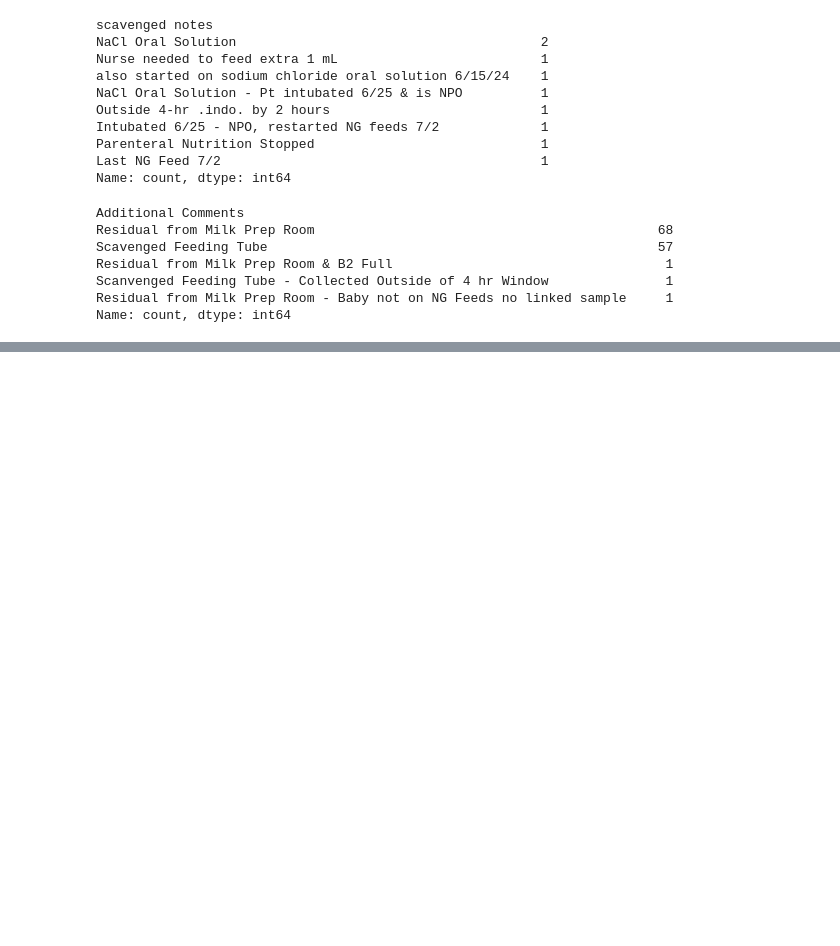
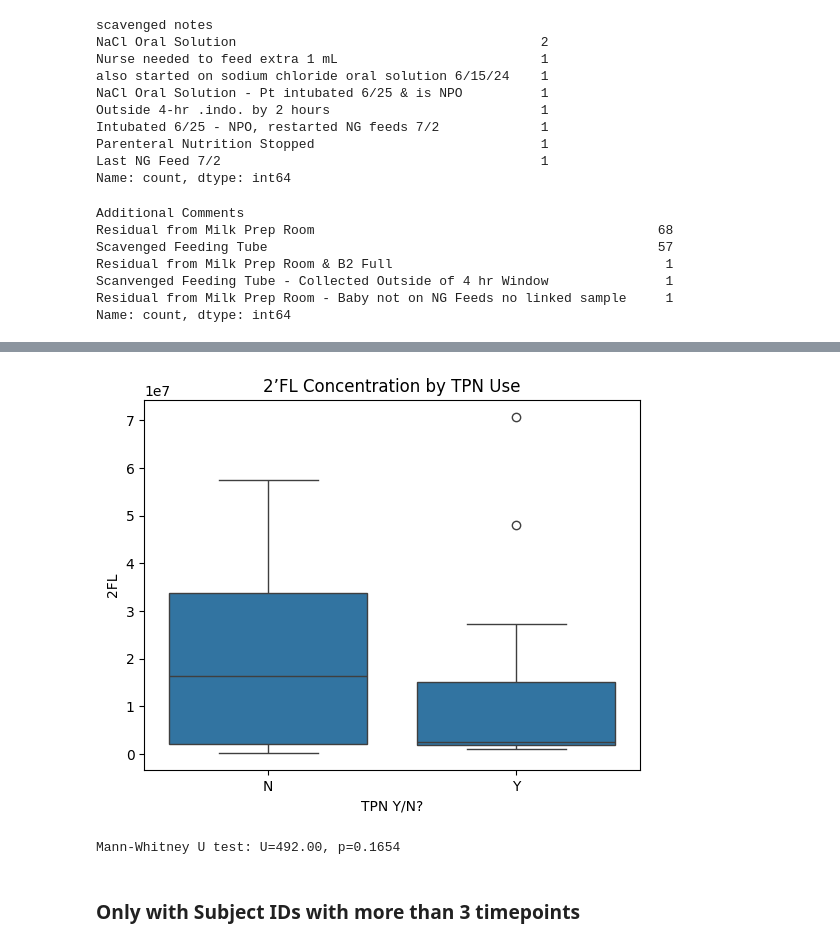
Before and after one commit to spann-pediatrics/NeoBank, a Jupyter notebook: unlinked.merge.ipynb, the cells around one changed output, grey strips where cells are left out. Drawn from its saved outputs; the diff is of its cells as text; code cells hidden in the pictures; blank space fills up the shorter version.

```diff
--- a/unlinked.merge.ipynb
+++ b/unlinked.merge.ipynb
@@ -1,7 +1,7 @@
 # %%
 import pandas as pd
 # %%
-df = pd.read_excel('Unlinked Metadata 0625.xlsx')
+df = pd.read_excel('Data/Unlinked Metadata 0625.xlsx')
 df.head()
 # %% [output]
 |  | Subject ID | Patient Consented | Sample Type_# | CGA | DOL | Current Weight | Current Height | ... |
@@ -11,7 +11,7 @@ df.head()
 | 3 | NB00003 | Y | NB00003_M_3 | 29.3 | 25 | 1065 | 36.0 | ... |
 | 4 | NB00354 | N | NB00354_M_1 | 29.4 | 12 | 1005 | 34.0 | ... |
 # %%
-AC = pd.read_excel('NeoBank Unlinked AC.xlsx')
+AC = pd.read_excel('Data/NeoBank Unlinked AC.xlsx')
 AC.head()
 # %% [output]
 |  | sample ID | inj vol | 2'FL | Iso (control) | DFLAC | 3'SL | 6'SL | LNT | LNnT | LNFPI | ... |
@@ -317,0 +345,20 @@ merged.to_excel('Unlinked_Merged.xlsx', index=False)
+# %%
+import seaborn as sns
+import matplotlib.pyplot as plt
+from scipy.stats import mannwhitneyu
+
+sns.boxplot(data=merged, x="TPN Y/N?", y="2FL")
+plt.title("2’FL Concentration by TPN Use")
+plt.show()
+
+# Mann-Whitney U test (non-parametric)
+group1 = merged[merged["TPN Y/N?"] == "Y"]["2FL"].dropna()
+group2 = merged[merged["TPN Y/N?"] == "N"]["2FL"].dropna()
+
+stat, p = mannwhitneyu(group1, group2)
+print(f"Mann-Whitney U test: U={stat:.2f}, p={p:.4f}")
+# %% [output]
+[figure, added]
+Mann-Whitney U test: U=492.00, p=0.1654
+# %% [markdown]
+### Only with Subject IDs with more than 3 timepoints
```
Also changed, not shown: parts of 9 cells of this notebook, 3 other files.
